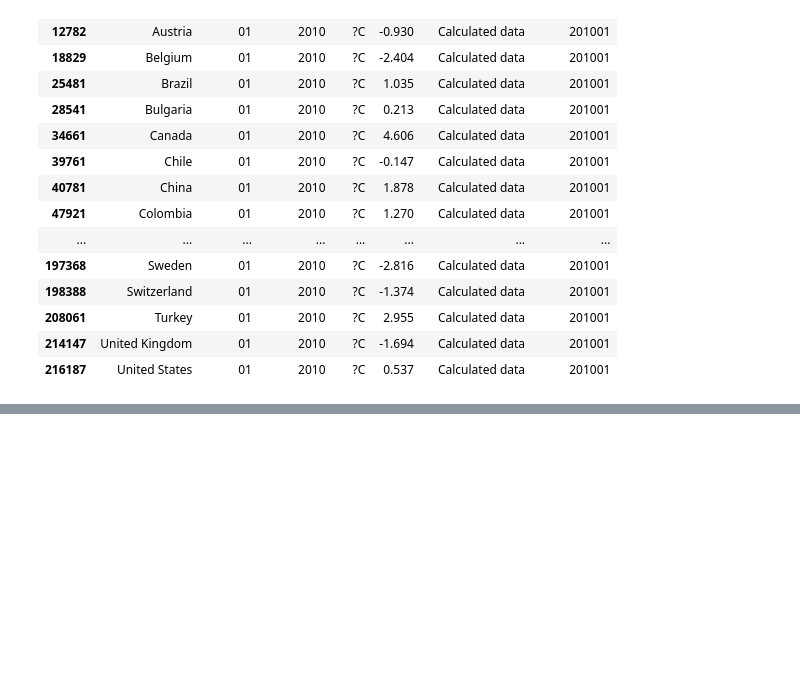
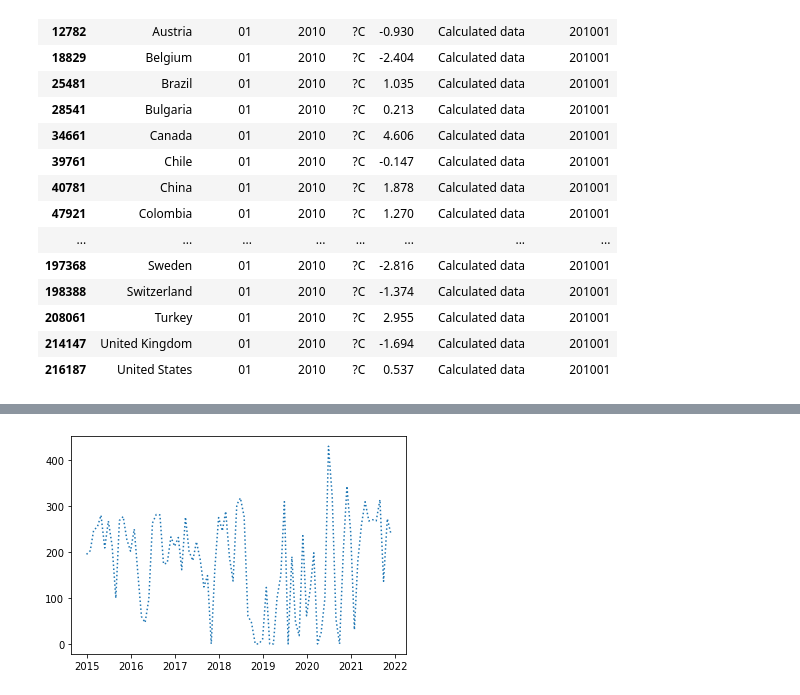
Before and after one commit to shwetajain1022/Project-4, a Jupyter notebook: population_gdp_SJ_WIP.ipynb, the cells around one changed output, grey strips where cells are left out. Saved outputs shown, nothing was run; the diff lists cells and outputs as text; code cells hidden in the pictures; blank space fills up the shorter version.

```diff
--- a/population_gdp_SJ_WIP.ipynb
+++ b/population_gdp_SJ_WIP.ipynb
@@ -1065,0 +1084,4 @@ KeyError: ''
+# %%
+energyconsumption_final_df = energyconsumption_final_df.drop(columns={'country_y'})
+energyconsumption_final_df = energyconsumption_final_df.rename(columns={'country_x':'country'})
+energyconsumption_final_df
@@ -1065,0 +1122,6 @@ KeyError: ''
+# %%
+energyconsumption_final_df["date"] = pd.to_datetime(energyconsumption_final_df['year'].astype(str) + energyconsumption_final_df['month'].astype(str)+
+                                       "01" ,format='%Y%m%d')
+# %%
+energyconsumption_final_df = energyconsumption_final_df.drop(columns={'year','month'})
+energyconsumption_final_df
@@ -1065,0 +1144,2 @@ KeyError: ''
+# %%
+energyconsumption_final_df = energyconsumption_final_df.sort_values(by=['country_code','date'])
@@ -1065,0 +1177,11 @@ KeyError: ''
+# %%
+import matplotlib.pyplot as plt
+import numpy as np
+
+energyconsumption_final_df_temp = energyconsumption_final_df[energyconsumption_final_df["country_code"]=='ARG']
+ypoints = energyconsumption_final_df_temp["coal_peat_and_manufactured_gases"].replace('',0).astype(float)
+xpoints = energyconsumption_final_df_temp["date"].astype('datetime64[ns]')
+plt.plot(xpoints,ypoints, linestyle = 'dotted')
+plt.show()
+# %% [output]
+[figure, added]
```
Also changed, not shown: parts of 15 cells of this notebook, 2 other files.
